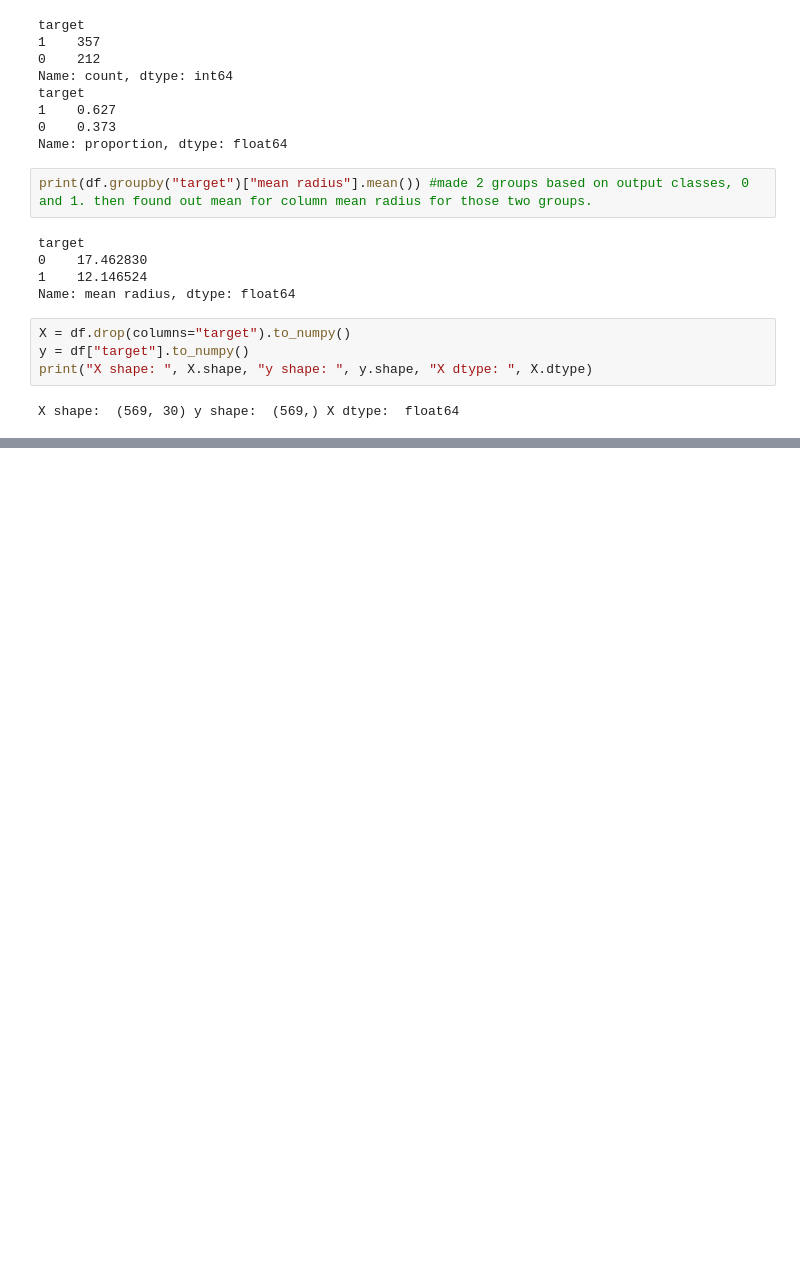
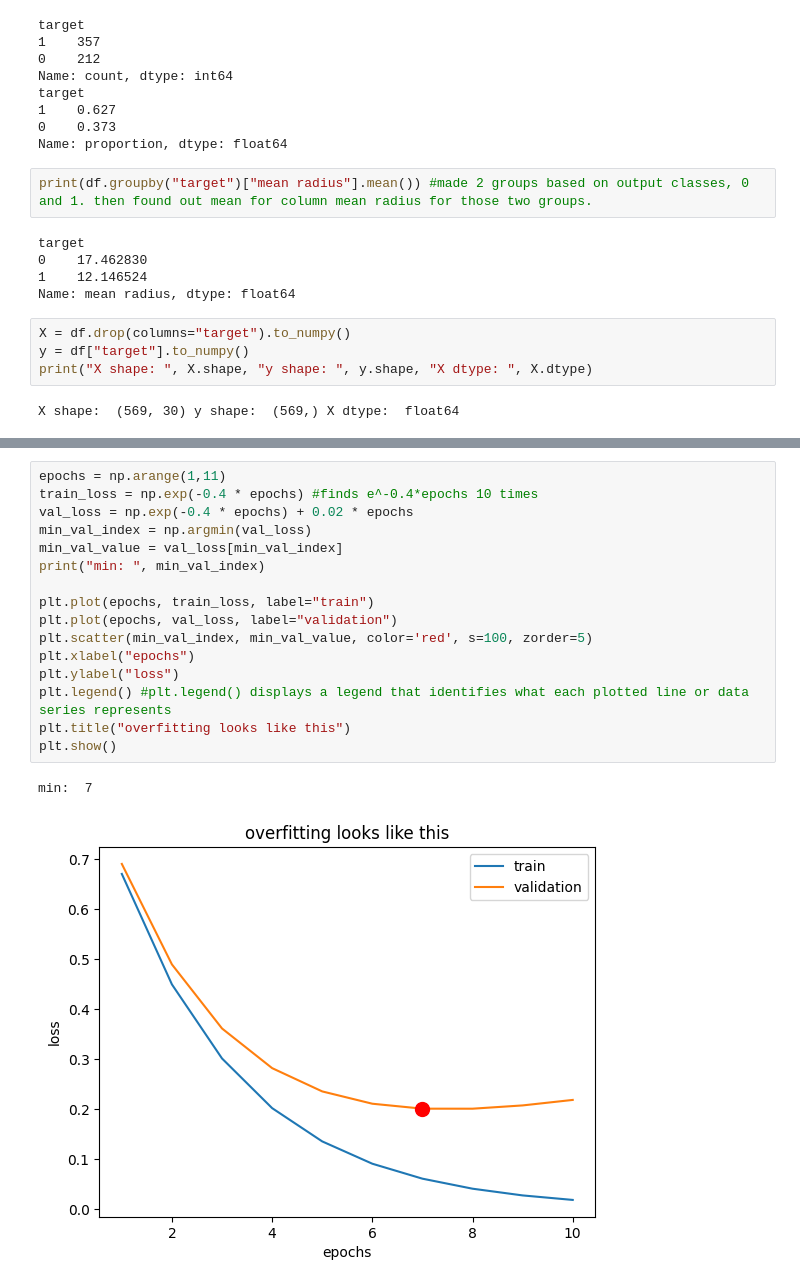
Before and after one commit to ascr0wn/google_colab_notebooks, a Jupyter notebook: 01_dl_intro.ipynb, the cells around one changed output, grey strips where cells are left out. Saved outputs shown, nothing was run; the diff lists cells and outputs as text; blank space fills up the shorter version.

```diff
--- a/01_dl_intro.ipynb
+++ b/01_dl_intro.ipynb
@@ -327,0 +317,19 @@ axes[2].bar()
+# %%
+epochs = np.arange(1,11)
+train_loss = np.exp(-0.4 * epochs) #finds e^-0.4*epochs 10 times
+val_loss = np.exp(-0.4 * epochs) + 0.02 * epochs
+min_val_index = np.argmin(val_loss)
+min_val_value = val_loss[min_val_index]
+print("min: ", min_val_index)
+
+plt.plot(epochs, train_loss, label="train")
+plt.plot(epochs, val_loss, label="validation")
+plt.scatter(min_val_index, min_val_value, color='red', s=100, zorder=5)
+plt.xlabel("epochs")
+plt.ylabel("loss")
+plt.legend() #plt.legend() displays a legend that identifies what each plotted line or data series represents
+plt.title("overfitting looks like this")
+plt.show()
+# %% [output]
+min:  7
+[figure, added]
```
Also changed, not shown: parts of 26 cells of this notebook.
